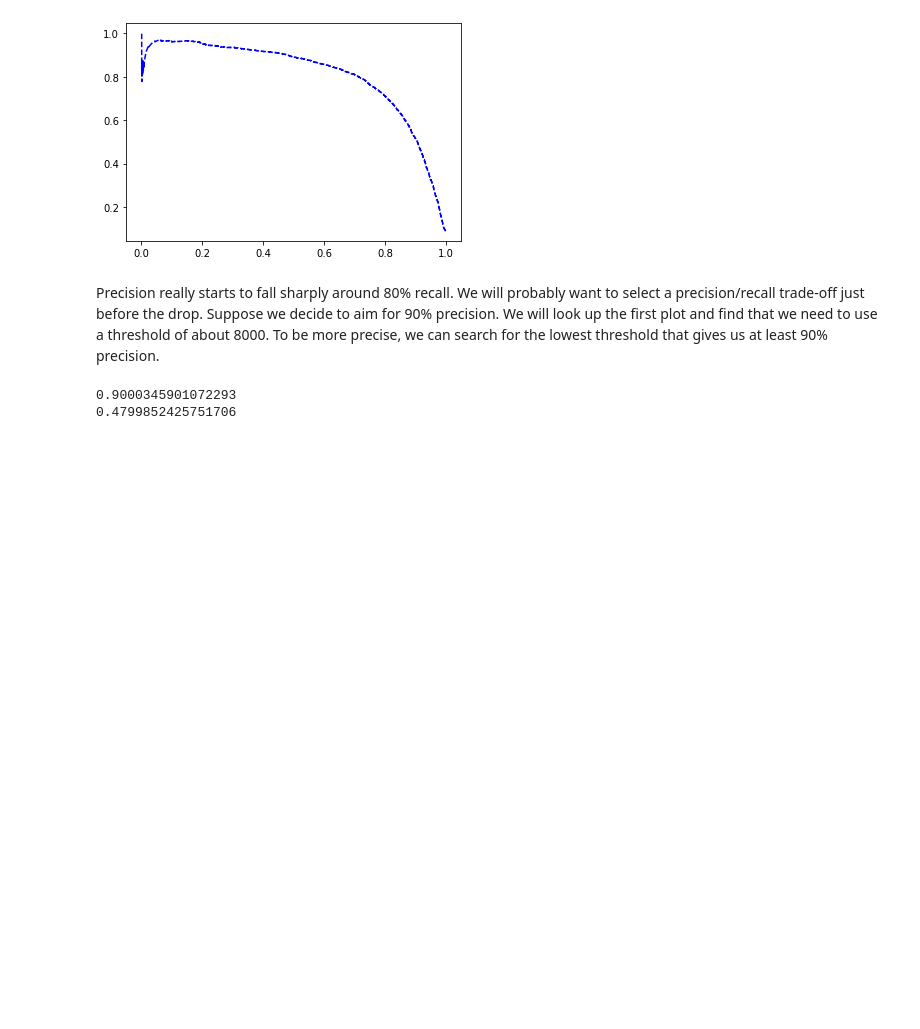
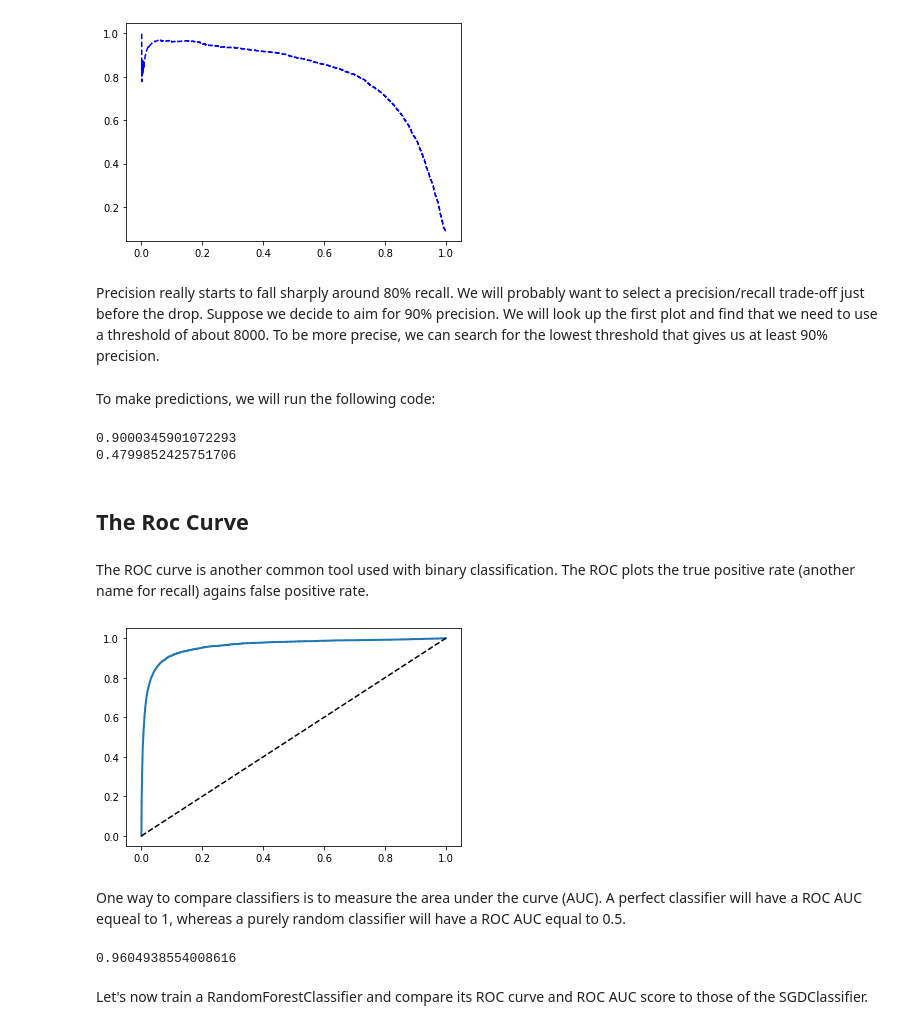
Before and after one commit to cristianpachon/hands-on-ml, a Jupyter notebook: code/02_classification/01_MNIST.ipynb, the cells around one changed output. Saved outputs shown, nothing was run; the diff lists cells and outputs as text; code cells hidden in the pictures; blank space fills up the shorter version.

Commit message:
adding ROC curve section

```diff
--- a/code/02_classification/01_MNIST.ipynb
+++ b/code/02_classification/01_MNIST.ipynb
@@ -186,3 +185,5 @@ To make predictions, we will run the following code:
+# %% [markdown]
+To make predictions, we will run the following code:
 # %%
 y_train_pred_90 = (y_scores >= threshold_90_precision)
 print(precision_score(y_train_5, y_train_pred_90))
@@ -190,3 +191,25 @@ print(recall_score(y_train_5, y_train_pred_90))
 # %% [output]
 0.9000345901072293
 0.4799852425751706
+# %% [markdown]
+## The Roc Curve
+# %% [markdown]
+The ROC curve is another common tool used with binary classification. The ROC plots the true positive rate (another name for recall) agains false positive rate.
+# %%
+fpr, tpr, thresholds = roc_curve(y_train_5, y_scores)
+def plot_roc_curve(fpr, tpr, label=None):
+    plt.plot(fpr, tpr, linewidth=2, label=label)
+    plt.plot([0,1], [0,1], 'k--')
+
+plot_roc_curve(fpr, tpr)
+plt.show()
+# %% [output]
+[figure, added]
+# %% [markdown]
+One way to compare classifiers is to measure the area under the curve (AUC). A perfect classifier will have a ROC AUC equeal to 1, whereas a purely random classifier will have a ROC AUC equal to 0.5.
+# %%
+roc_auc_score(y_train_5, y_scores)
+# %% [output]
+0.9604938554008616
+# %% [markdown]
+Let's now train a RandomForestClassifier and compare its ROC curve and ROC AUC score to those of the SGDClassifier.
```
Also changed, not shown: parts of 7 cells of this notebook.
